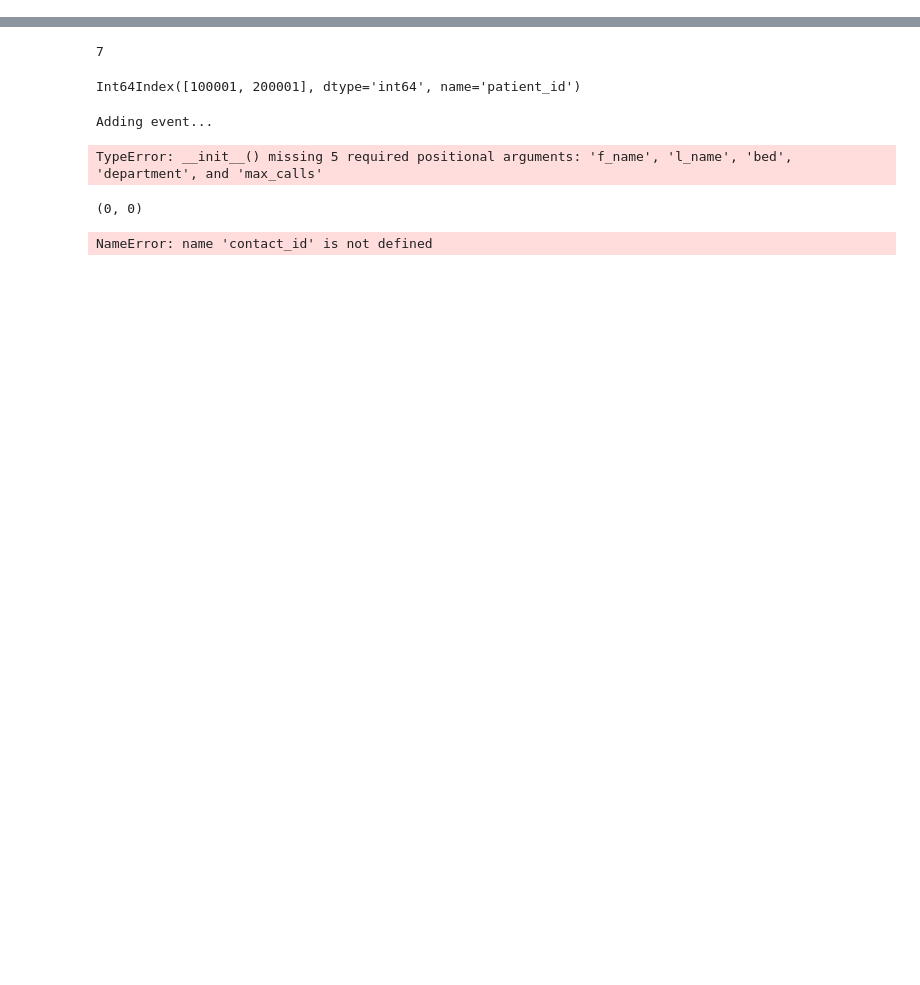
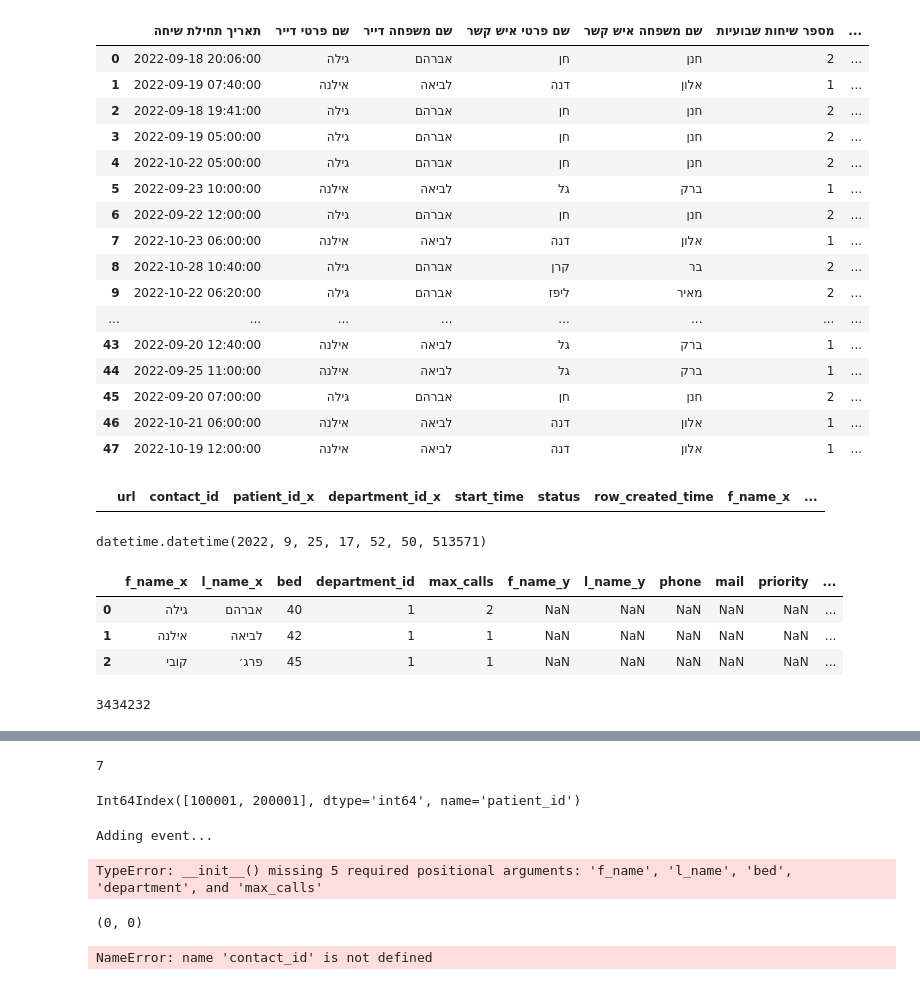
Before and after one commit to nivbadli1/temi_v3, a Jupyter notebook: apps/core/add_rows_to_db.ipynb, the cells around one changed output, grey strips where cells are left out. Saved outputs shown, nothing was run; the diff lists cells and outputs as text; code cells hidden in the pictures; blank space fills up the shorter version.

```diff
--- a/apps/core/add_rows_to_db.ipynb
+++ b/apps/core/add_rows_to_db.ipynb
@@ -19,0 +23,20 @@ session = Session(engine)
+# %%
+def get_tables():
+    session = U.get_session(engine=U.get_engine())
+    events = U.get_df(Event, session)
+    patients = U.get_df(Patient, session)
+    contacts = U.get_df(Contact, session)
+    events = events.merge(patients, how='left', on='patient_id')
+    events = events.merge(contacts, how='left', on='contact_id')
+    return events
+
+def get_events_status(event_status):
+    return ('שיחה בוצעה' if event_status == 0 else 'שיחה בוטלה' if event_status == 1 else 'שיחה ממתינה לביצוע')
+
+def transform_events_df(df):
+    df['status'] = df['status'].apply(get_events_status)
+    # Transform dataframe for website
+    df= df[['start_time','f_name_x','l_name_x','f_name_y','l_name_y','max_calls','status','mail','phone']]
+    df.columns = ['תאריך תחילת שיחה','שם פרטי דייר','שם משפחה דייר','שם פרטי איש קשר','שם משפחה איש קשר','מספר שיחות שבועיות','סטטוס שיחה','מייל','מספר טלפון']
+
+    return df
@@ -19,0 +72,20 @@ session = Session(engine)
+# %%
+transform_events_df(events)
+# %% [output]
+|  | תאריך תחילת שיחה | שם פרטי דייר | שם משפחה דייר | שם פרטי איש קשר | שם משפחה איש קשר | מספר שיחות שבועיות | ... |
+| 0 | 2022-09-18 20:06:00 | גילה | אברהם | חן | חנן | 2 | ... |
+| 1 | 2022-09-19 07:40:00 | אילנה | לביאה | דנה | אלון | 1 | ... |
+| 2 | 2022-09-18 19:41:00 | גילה | אברהם | חן | חנן | 2 | ... |
+| 3 | 2022-09-19 05:00:00 | גילה | אברהם | חן | חנן | 2 | ... |
+| 4 | 2022-10-22 05:00:00 | גילה | אברהם | חן | חנן | 2 | ... |
+| 5 | 2022-09-23 10:00:00 | אילנה | לביאה | גל | ברק | 1 | ... |
+| 6 | 2022-09-22 12:00:00 | גילה | אברהם | חן | חנן | 2 | ... |
+| 7 | 2022-10-23 06:00:00 | אילנה | לביאה | דנה | אלון | 1 | ... |
+| 8 | 2022-10-28 10:40:00 | גילה | אברהם | קרן | בר | 2 | ... |
+| 9 | 2022-10-22 06:20:00 | גילה | אברהם | ליפז | מאיר | 2 | ... |
+| ... | ... | ... | ... | ... | ... | ... | ... |
+| 43 | 2022-09-20 12:40:00 | אילנה | לביאה | גל | ברק | 1 | ... |
+| 44 | 2022-09-25 11:00:00 | אילנה | לביאה | גל | ברק | 1 | ... |
+| 45 | 2022-09-20 07:00:00 | גילה | אברהם | חן | חנן | 2 | ... |
+| 46 | 2022-10-21 06:00:00 | אילנה | לביאה | דנה | אלון | 1 | ... |
+| 47 | 2022-10-19 12:00:00 | אילנה | לביאה | דנה | אלון | 1 | ... |
@@ -19,0 +100,40 @@ session = Session(engine)
+# %%
+import datetime as dt
+
+events[events.start_time.between(dt.datetime.now(),dt.datetime.now() - dt.timedelta(days = 30))]
+# %% [output]
+|  | url | contact_id | patient_id_x | department_id_x | start_time | status | row_created_time | f_name_x | ... |
+# %%
+dt.datetime.now() - dt.timedelta(30)
+# %% [output]
+datetime.datetime(2022, 9, 25, 17, 52, 50, 513571)
+# %%
+def get_last_week_df(df,date_column,last_value):
+    """
+    The function get date column and df and return df with excpeted dates
+    """
+    df = events.reset_index()
+    df = df.set_index(date_column)
+    return df.sort_index().last(last_value).reset_index().drop(columns='index')
+
+def get_calls_by_status(df,status):
+    return df[df['status'] == status]
+
+def get_non_assignment_patients(patients_df,contacts_df):
+    # Convert contacts_patient_id to int
+    contacts_df['patient_id'] = contacts_df['patient_id'].astype('Int64')
+    p = patients_df.merge(contacts_df,left_index=True,right_on='patient_id',how='left').reset_index()
+    # Return id of patient has no assigment
+    return p[p['index'].isnull() == True][['patient_id','f_name_x','l_name_x']]
+# %% [output]
+|  | f_name_x | l_name_x | bed | department_id | max_calls | f_name_y | l_name_y | phone | mail | priority | ... |
+| 0 | גילה | אברהם | 40 | 1 | 2 | NaN | NaN | NaN | NaN | NaN | ... |
+| 1 | אילנה | לביאה | 42 | 1 | 1 | NaN | NaN | NaN | NaN | NaN | ... |
+| 2 | קובי | פרג׳ | 45 | 1 | 1 | NaN | NaN | NaN | NaN | NaN | ... |
+# %%
+contacts['patient_id'] = contacts['patient_id'].astype('Int64')
+# contacts.reset_index().set_index('patient_id')
+p = patients.merge(contacts,left_index=True,right_on='patient_id',how='left').reset_index()
+p[p['index'].isnull() == True][['patient_id']].values[0][0]
+# %% [output]
+3434232
```
Also changed, not shown: parts of 16 cells of this notebook, 20 other files.
